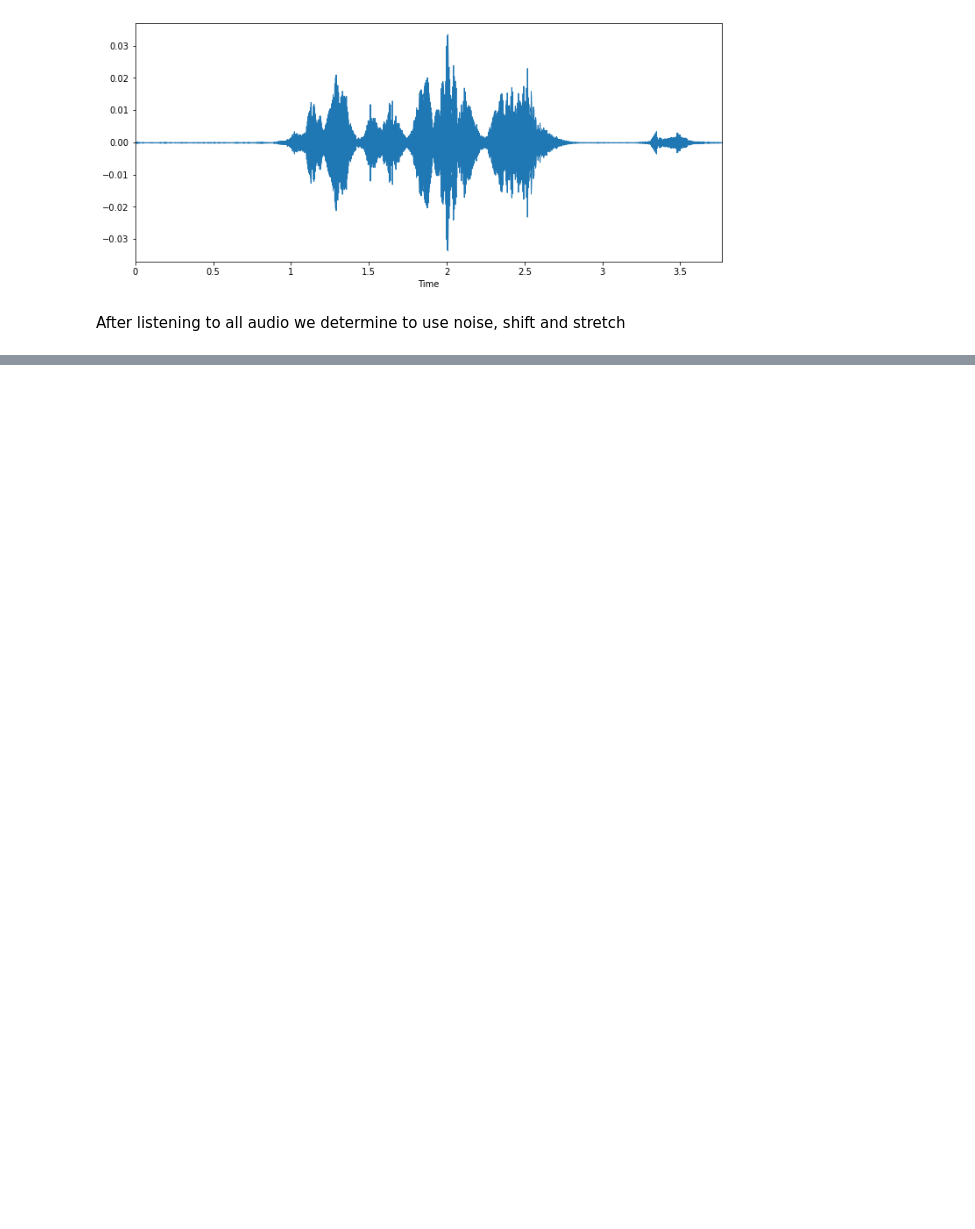
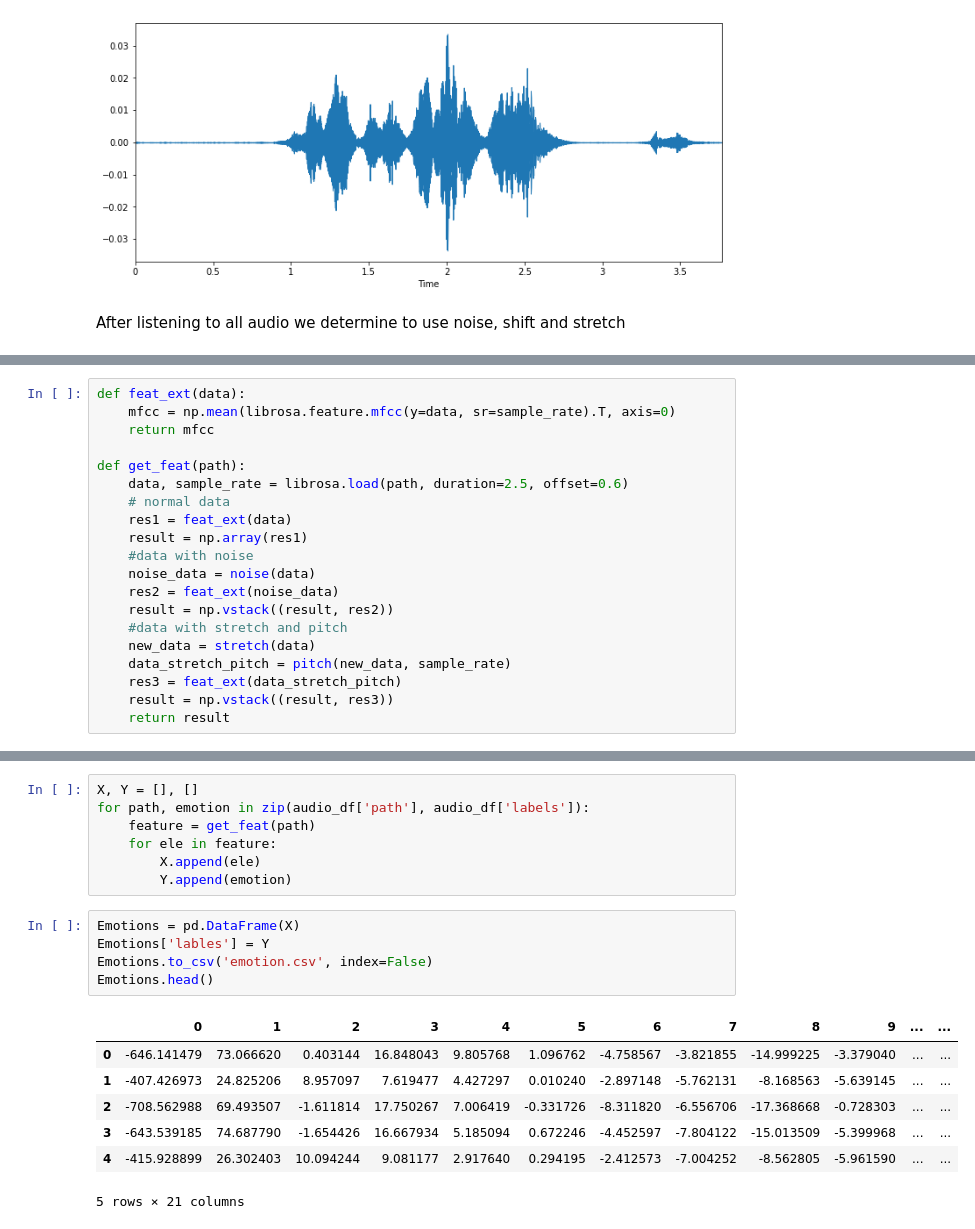
Before and after one commit to Tanjul5/Speech-Emotion-Recognition, a Jupyter notebook: Speech_Emotion_Recognition.ipynb, the cells around one changed output, grey strips where cells are left out. Cells and saved outputs as stored; diff of their text form; blank space fills up the shorter version.

```diff
--- a/Speech_Emotion_Recognition.ipynb
+++ b/Speech_Emotion_Recognition.ipynb
@@ -359,0 +386,20 @@ After listening to all audio we determine to use noise, shift and stretch
+# %%
+def feat_ext(data):
+    mfcc = np.mean(librosa.feature.mfcc(y=data, sr=sample_rate).T, axis=0)
+    return mfcc
+
+def get_feat(path):
+    data, sample_rate = librosa.load(path, duration=2.5, offset=0.6)
+    # normal data
+    res1 = feat_ext(data)
+    result = np.array(res1)
+    #data with noise
+    noise_data = noise(data)
+    res2 = feat_ext(noise_data)
+    result = np.vstack((result, res2))
+    #data with stretch and pitch
+    new_data = stretch(data)
+    data_stretch_pitch = pitch(new_data, sample_rate)
+    res3 = feat_ext(data_stretch_pitch)
+    result = np.vstack((result, res3))
+    return result
@@ -359,0 +415,20 @@ After listening to all audio we determine to use noise, shift and stretch
+# %%
+X, Y = [], []
+for path, emotion in zip(audio_df['path'], audio_df['labels']):
+    feature = get_feat(path)
+    for ele in feature:
+        X.append(ele)
+        Y.append(emotion)
+# %%
+Emotions = pd.DataFrame(X)
+Emotions['lables'] = Y
+Emotions.to_csv('emotion.csv', index=False)
+Emotions.head()
+# %% [output]
+|  | 0 | 1 | 2 | 3 | 4 | 5 | 6 | 7 | 8 | 9 | ... | ... |
+| 0 | -646.141479 | 73.066620 | 0.403144 | 16.848043 | 9.805768 | 1.096762 | -4.758567 | -3.821855 | -14.999225 | -3.379040 | ... | ... |
+| 1 | -407.426973 | 24.825206 | 8.957097 | 7.619477 | 4.427297 | 0.010240 | -2.897148 | -5.762131 | -8.168563 | -5.639145 | ... | ... |
+| 2 | -708.562988 | 69.493507 | -1.611814 | 17.750267 | 7.006419 | -0.331726 | -8.311820 | -6.556706 | -17.368668 | -0.728303 | ... | ... |
+| 3 | -643.539185 | 74.687790 | -1.654426 | 16.667934 | 5.185094 | 0.672246 | -4.452597 | -7.804122 | -15.013509 | -5.399968 | ... | ... |
+| 4 | -415.928899 | 26.302403 | 10.094244 | 9.081177 | 2.917640 | 0.294195 | -2.412573 | -7.004252 | -8.562805 | -5.961590 | ... | ... |
+5 rows × 21 columns
```
Also changed, not shown: parts of 11 cells of this notebook.
